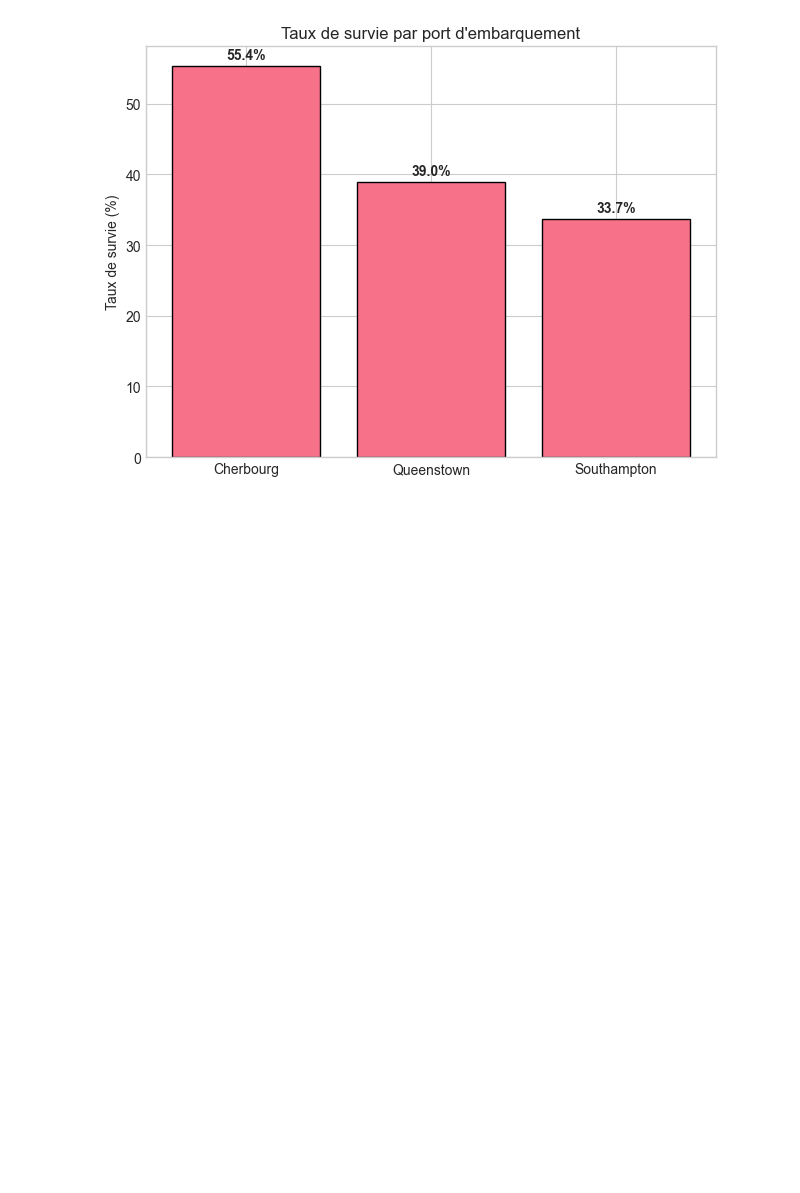
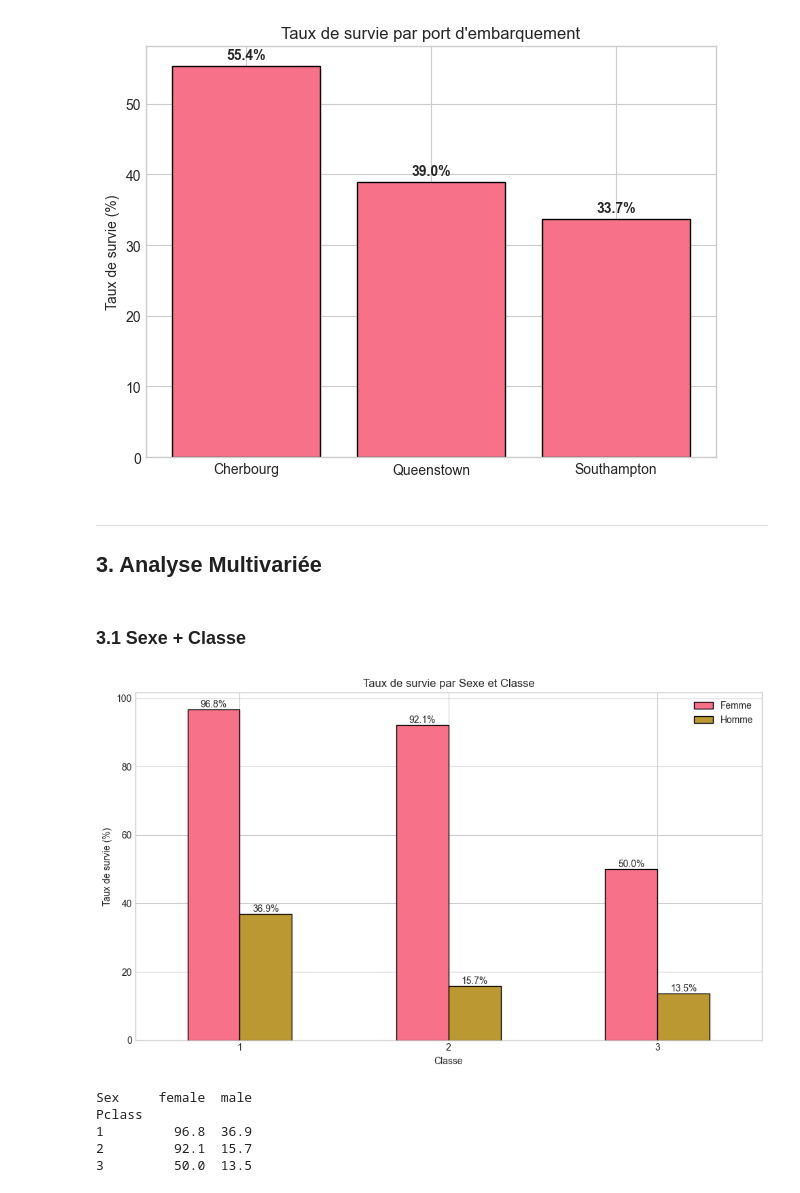
Before and after one commit to MaxMxx/titanic-prog-avance, a Jupyter notebook: notebooks/011_eda.ipynb, the cells around one changed output. Cells and saved outputs as stored; diff of their text form; code cells hidden in the pictures; blank space fills up the shorter version.

Commit message:
Add - Analyse de la cible, corrélation, visualisations avec interprétation

```diff
--- a/notebooks/011_eda.ipynb
+++ b/notebooks/011_eda.ipynb
@@ -187,3 +187,34 @@ plt.tight_layout()
 plt.show()
 # %% [output]
 [figure]
+# %% [markdown]
+---
+## 3. Analyse Multivariée
+# %% [markdown]
+### 3.1 Sexe + Classe
+# %%
+survival_sex_class = df.pivot_table(values='Survived', index='Pclass',
+                                     columns='Sex', aggfunc='mean') * 100
+
+fig, ax = plt.subplots(figsize=(10, 6))
+survival_sex_class.plot(kind='bar', ax=ax, edgecolor='black')
+ax.set_xlabel('Classe')
+ax.set_ylabel('Taux de survie (%)')
+ax.set_title('Taux de survie par Sexe et Classe')
+ax.legend(['Femme', 'Homme'])
+ax.set_xticklabels(ax.get_xticklabels(), rotation=0)
+
+for container in ax.containers:
+    ax.bar_label(container, fmt='%.1f%%')
+
+plt.tight_layout()
+plt.show()
+
+print(survival_sex_class.round(1))
+# %% [output]
+[figure, added]
+Sex     female  male
+Pclass
+1         96.8  36.9
+2         92.1  15.7
+3         50.0  13.5
```
Also changed, not shown: parts of 6 cells of this notebook.
